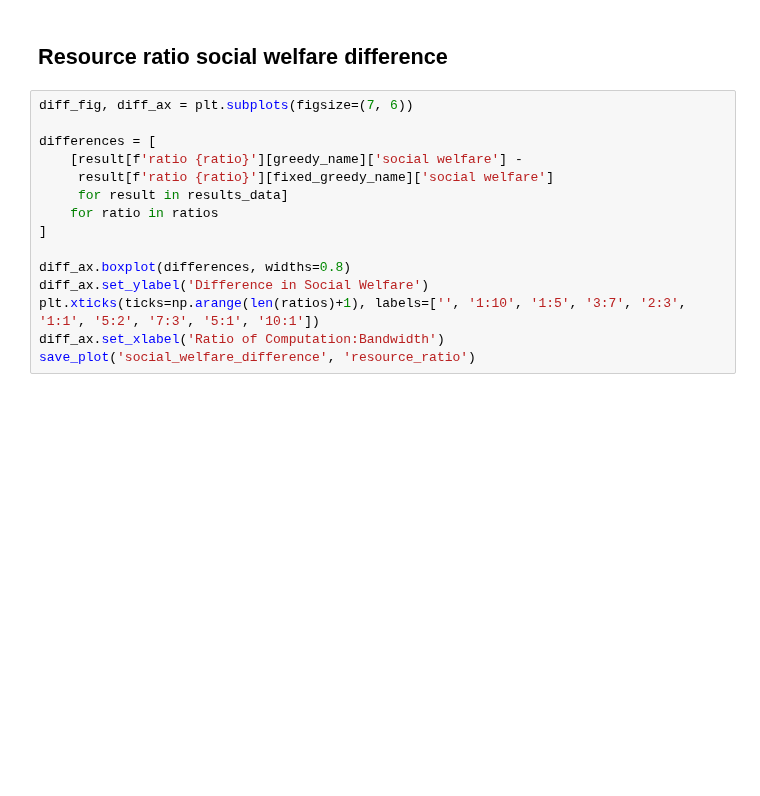
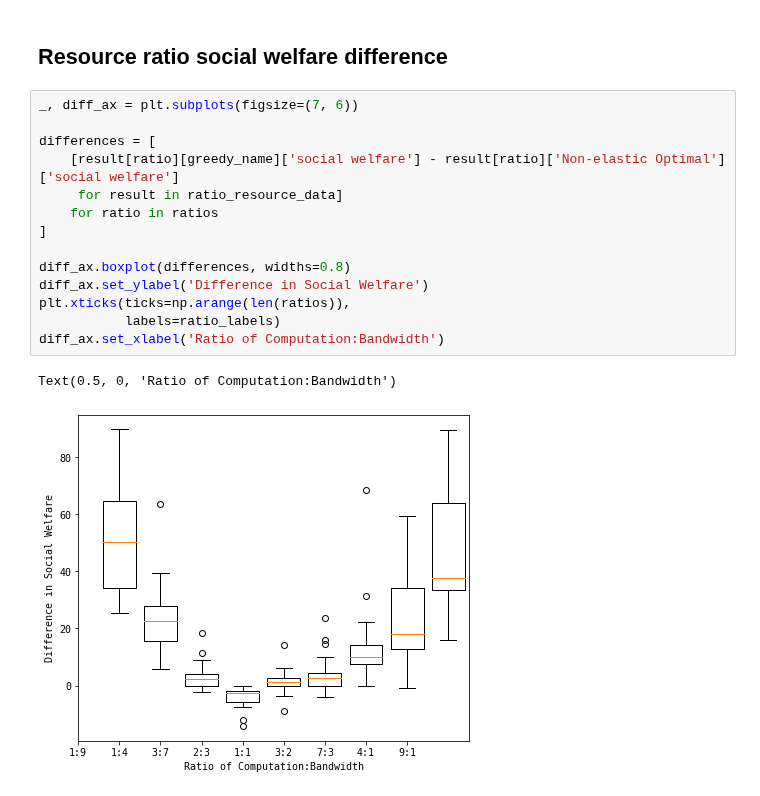
Before and after one commit to pseudo-rnd-thoughts/Elastic-Resource-Allocation, a Jupyter notebook: analysis/resource_ratio.ipynb, the cells around one changed output. Cells and saved outputs as stored; diff of their text form; blank space fills up the shorter version.

```diff
--- a/analysis/resource_ratio.ipynb
+++ b/analysis/resource_ratio.ipynb
@@ -125,17 +96,19 @@ Save file location: figs/pdf/resource_ratio_server_resource_usage.pdf
 # %% [markdown]
 ## Resource ratio social welfare difference
 # %%
-diff_fig, diff_ax = plt.subplots(figsize=(7, 6))
+_, diff_ax = plt.subplots(figsize=(7, 6))
 
 differences = [
-    [result[f'ratio {ratio}'][greedy_name]['social welfare'] -
-     result[f'ratio {ratio}'][fixed_greedy_name]['social welfare']
-     for result in results_data]
+    [result[ratio][greedy_name]['social welfare'] - result[ratio]['Non-elastic Optimal']['social welfare']
+     for result in ratio_resource_data]
     for ratio in ratios
 ]
 
 diff_ax.boxplot(differences, widths=0.8)
 diff_ax.set_ylabel('Difference in Social Welfare')
-plt.xticks(ticks=np.arange(len(ratios)+1), labels=['', '1:10', '1:5', '3:7', '2:3', '1:1', '5:2', '7:3', '5:1', '10:1'])
+plt.xticks(ticks=np.arange(len(ratios)),
+           labels=ratio_labels)
 diff_ax.set_xlabel('Ratio of Computation:Bandwidth')
-save_plot('social_welfare_difference', 'resource_ratio')
+# %% [output]
+Text(0.5, 0, 'Ratio of Computation:Bandwidth')
+[figure, added]
```
Also changed, not shown: parts of 7 cells of this notebook, 6 other files.
